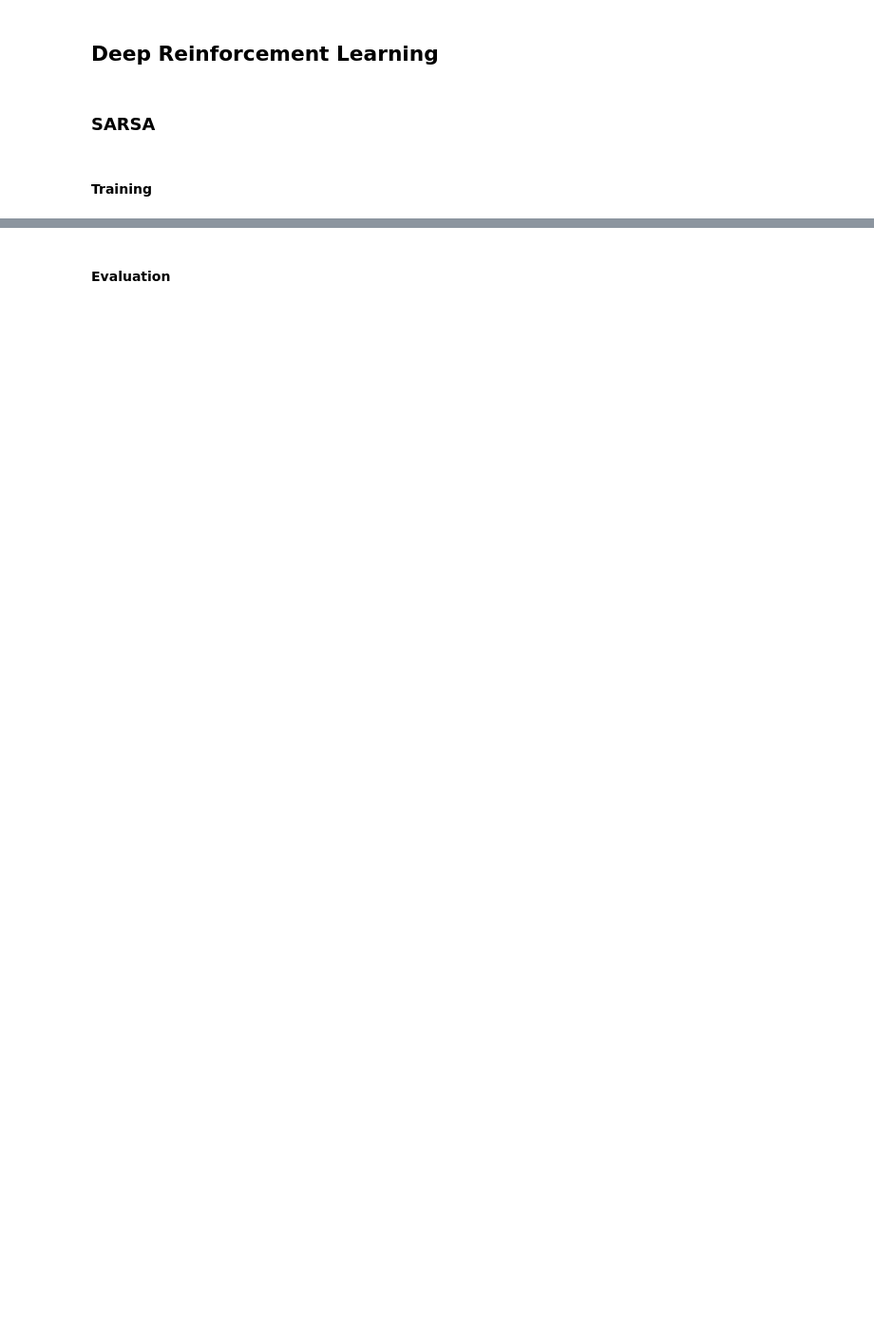
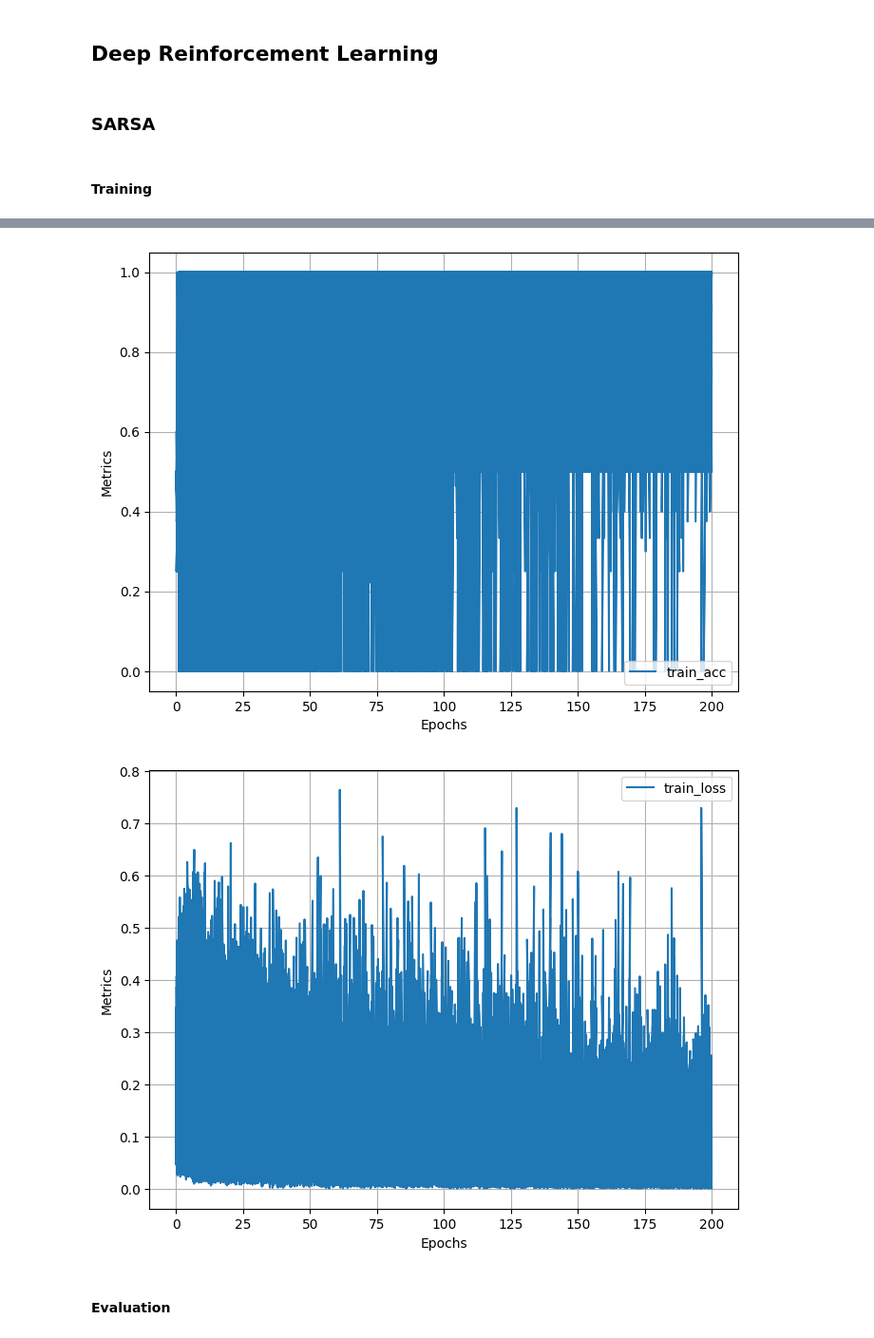
Before and after one commit to Genisis2/cs5446_project, a Jupyter notebook: report.ipynb, the cells around one changed output, grey strips where cells are left out. Shown: that part at 95% size. Drawn from its saved outputs; the diff is of its cells as text; code cells hidden in the pictures; blank space fills up the shorter version.

```diff
--- a/report.ipynb
+++ b/report.ipynb
@@ -71,3 +73,7 @@ Accuracy: 0.5361596009975063
 ### SARSA
 # %% [markdown]
 #### Training
+# %%
+import d_sarsa
+
+model, report = d_sarsa.train(save=False, use_mc=False)
@@ -74,2 +98,8 @@ Accuracy: 0.5361596009975063
+# %%
+report.plot('train_acc')
+report.plot('train_loss')
+# %% [output]
+[figure, added]
+[figure, added]
 # %% [markdown]
 #### Evaluation
```
Also changed, not shown: parts of 14 cells of this notebook, 6 other files.
